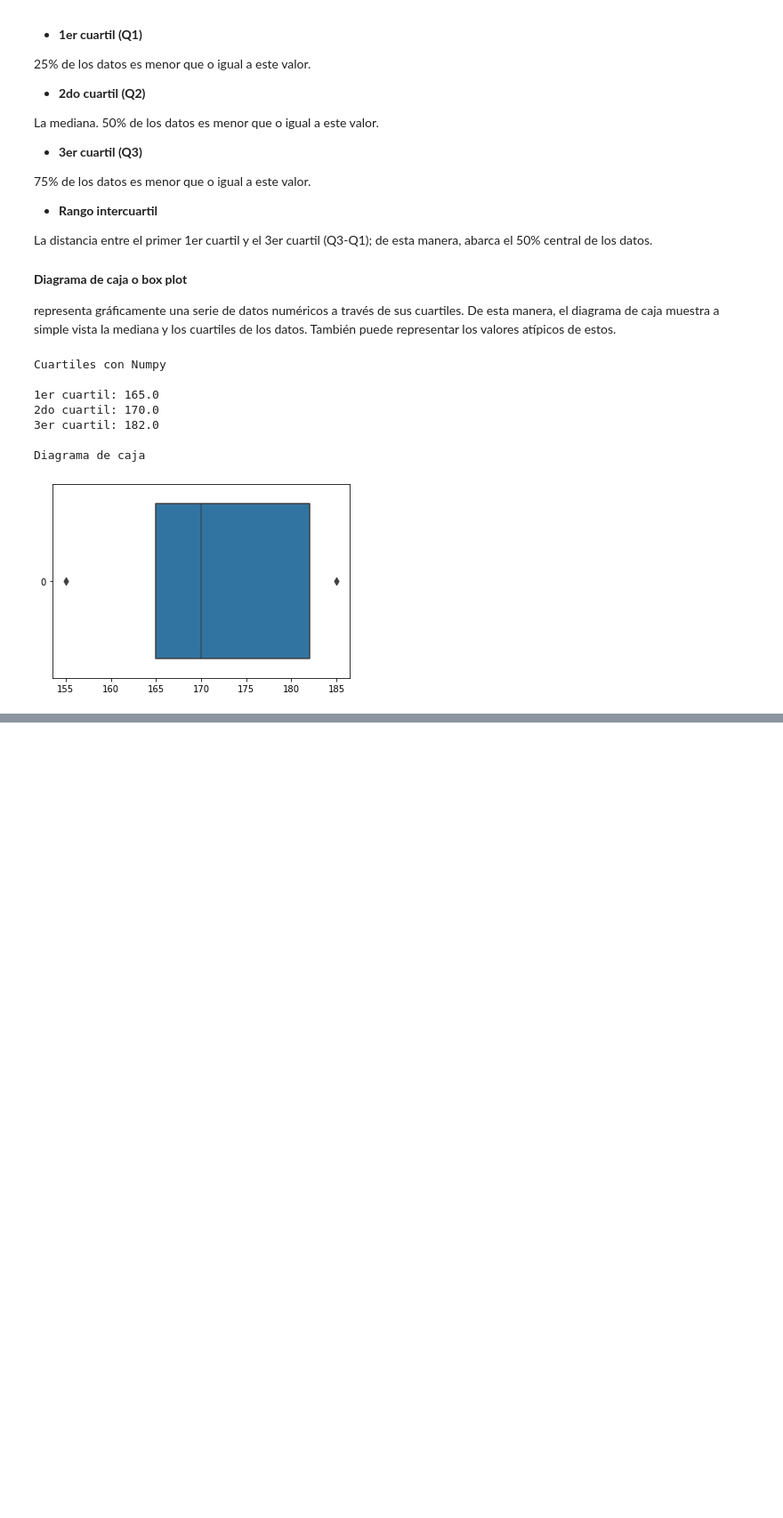
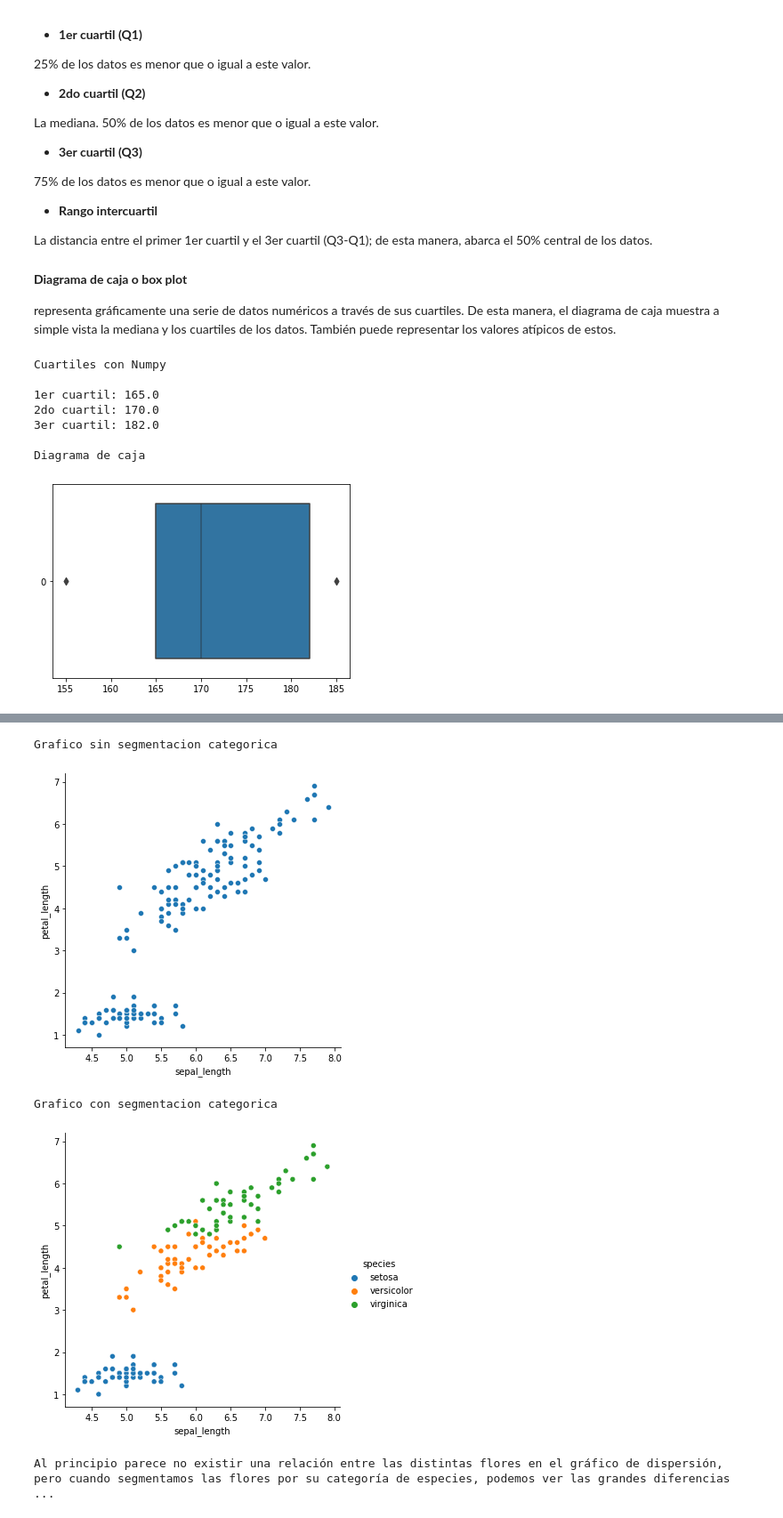
Before and after one commit to ronaldespinozaa/estadistica-descriptiva, a Jupyter notebook: estadistica-descriptiva.ipynb, the cells around one changed output, grey strips where cells are left out. Shown: that part at 89% size. Cells and saved outputs as stored; diff of their text form; code cells hidden in the pictures; blank space fills up the shorter version.

```diff
--- a/estadistica-descriptiva.ipynb
+++ b/estadistica-descriptiva.ipynb
@@ -702,0 +879,7 @@ sns.boxplot(data=df, x="price_usd")
+# %%
+# Usaremos Pandas y Seaborn para las visualizaciones y lectura de los dataframes
+
+# Trabajaremos con un dataset distinto al de los autos
+iris = sns.load_dataset('iris')
+
+iris.head()
@@ -702,0 +893,28 @@ sns.boxplot(data=df, x="price_usd")
+# %%
+#  scatterplot
+sns.relplot(
+    kind='scatter',
+    data=iris,
+    x='sepal_length',
+    y='petal_length',
+    )
+print('Grafico sin segmentacion categorica')
+plt.show()
+
+sns.relplot(
+    kind='scatter',
+    data=iris,
+    x='sepal_length',
+    y='petal_length',
+    hue='species',
+    )
+print('Grafico con segmentacion categorica')
+
+plt.show()
+print('Al principio parece no existir una relación entre las distintas flores en el gráfico de dispersión, pero cuando segmentamos las flores por su categoría de especies, podemos ver las grandes diferencias que nos permite segmentar las especies en términos de estos atributos específicos')
+# %% [output]
+Grafico sin segmentacion categorica
+[figure, added]
+Grafico con segmentacion categorica
+[figure, added]
+Al principio parece no existir una relación entre las distintas flores en el gráfico de dispersión, pero cuando segmentamos las flores por su categoría de especies, podemos ver las grandes diferencias ...
```
Also changed, not shown: parts of 65 cells of this notebook.
